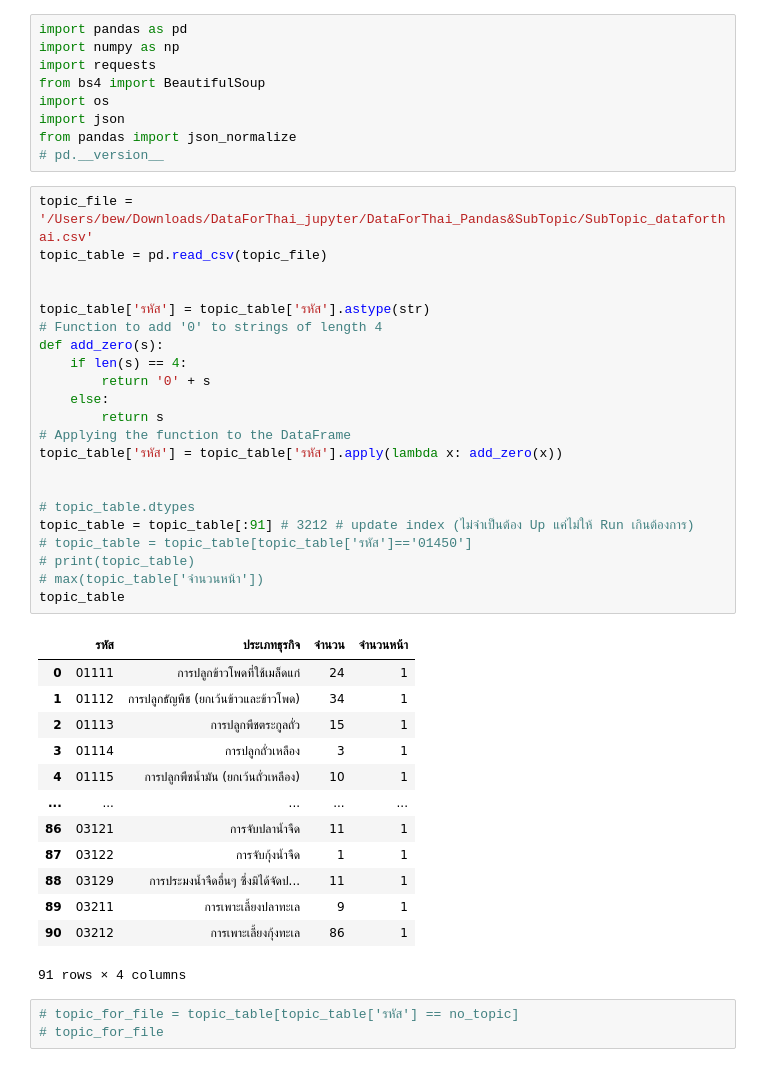
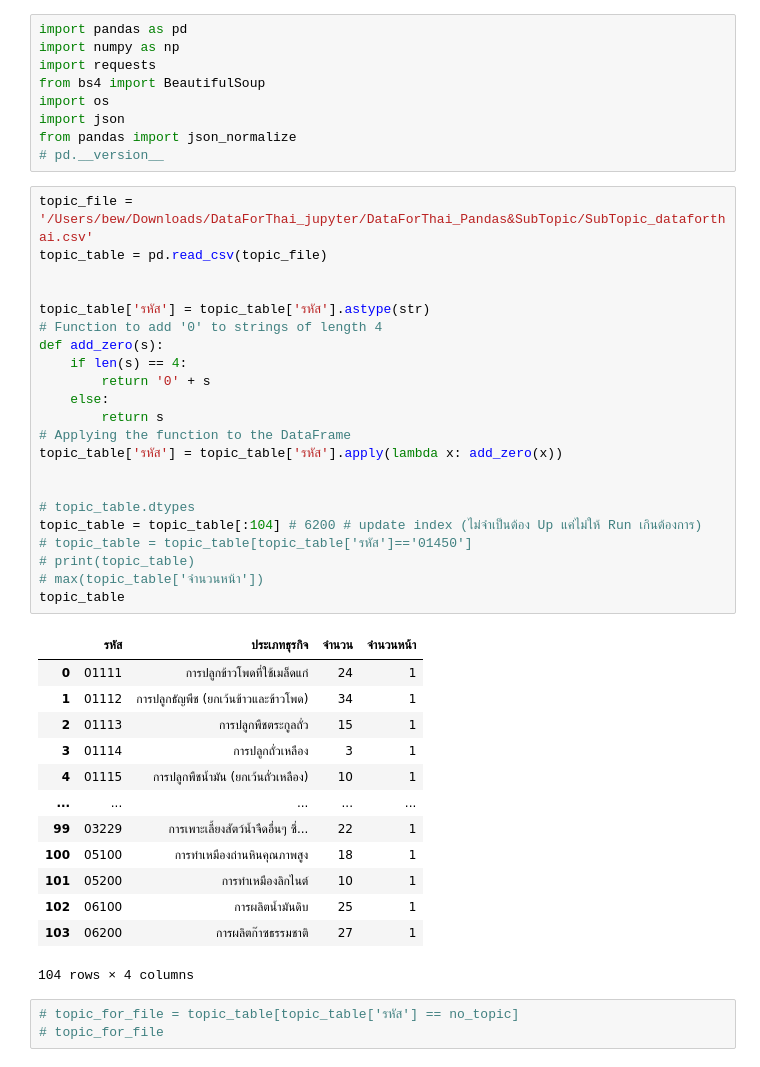
Before and after one commit to jesaya-tr/DataForThai_jupyter, a Jupyter notebook: DataForThai_Pandas&SubTopic/2_JSONfilter&mergeData.ipynb, the cells around one changed output. Saved outputs shown, nothing was run; the diff lists cells and outputs as text.

```diff
--- a/DataForThai_Pandas&SubTopic/2_JSONfilter&mergeData.ipynb
+++ b/DataForThai_Pandas&SubTopic/2_JSONfilter&mergeData.ipynb
@@ -10,39 +10,39 @@ from pandas import json_normalize
 # %%
 topic_file = '/Users/bew/Downloads/DataForThai_jupyter/DataForThai_Pandas&SubTopic/SubTopic_dataforthai.csv'
 topic_table = pd.read_csv(topic_file)
 
 
 topic_table['รหัส'] = topic_table['รหัส'].astype(str)
 # Function to add '0' to strings of length 4
 def add_zero(s):
     if len(s) == 4:
         return '0' + s
     else:
         return s
 # Applying the function to the DataFrame
 topic_table['รหัส'] = topic_table['รหัส'].apply(lambda x: add_zero(x))
 
 
 # topic_table.dtypes
-topic_table = topic_table[:91] # 3212 # update index (ไม่จำเป็นต้อง Up แค่ไม่ให้ Run เกินต้องการ)
+topic_table = topic_table[:104] # 6200 # update index (ไม่จำเป็นต้อง Up แค่ไม่ให้ Run เกินต้องการ)
 # topic_table = topic_table[topic_table['รหัส']=='01450']
 # print(topic_table)
 # max(topic_table['จำนวนหน้า'])
 topic_table
 # %% [output]
 |  | รหัส | ประเภทธุรกิจ | จำนวน | จำนวนหน้า |
 | 0 | 01111 | การปลูกข้าวโพดที่ใช้เมล็ดแก่ | 24 | 1 |
 | 1 | 01112 | การปลูกธัญพืช (ยกเว้นข้าวและข้าวโพด) | 34 | 1 |
 | 2 | 01113 | การปลูกพืชตระกูลถั่ว | 15 | 1 |
 | 3 | 01114 | การปลูกถั่วเหลือง | 3 | 1 |
 | 4 | 01115 | การปลูกพืชน้ำมัน (ยกเว้นถั่วเหลือง) | 10 | 1 |
 | ... | ... | ... | ... | ... |
-| 86 | 03121 | การจับปลาน้ำจืด | 11 | 1 |
-| 87 | 03122 | การจับกุ้งน้ำจืด | 1 | 1 |
-| 88 | 03129 | การประมงน้ำจืดอื่นๆ ซึ่งมิได้จัดป... | 11 | 1 |
-| 89 | 03211 | การเพาะเลี้ยงปลาทะเล | 9 | 1 |
-| 90 | 03212 | การเพาะเลี้ยงกุ้งทะเล | 86 | 1 |
+| 99 | 03229 | การเพาะเลี้ยงสัตว์น้ำจืดอื่นๆ ซึ่... | 22 | 1 |
+| 100 | 05100 | การทำเหมืองถ่านหินคุณภาพสูง | 18 | 1 |
+| 101 | 05200 | การทำเหมืองลิกไนต์ | 10 | 1 |
+| 102 | 06100 | การผลิตน้ำมันดิบ | 25 | 1 |
+| 103 | 06200 | การผลิตก๊าซธรรมชาติ | 27 | 1 |
-91 rows × 4 columns
+104 rows × 4 columns
 # %%
 # topic_for_file = topic_table[topic_table['รหัส'] == no_topic]
 # topic_for_file
```
Also changed, not shown: parts of 3 cells of this notebook, 1 other file.
